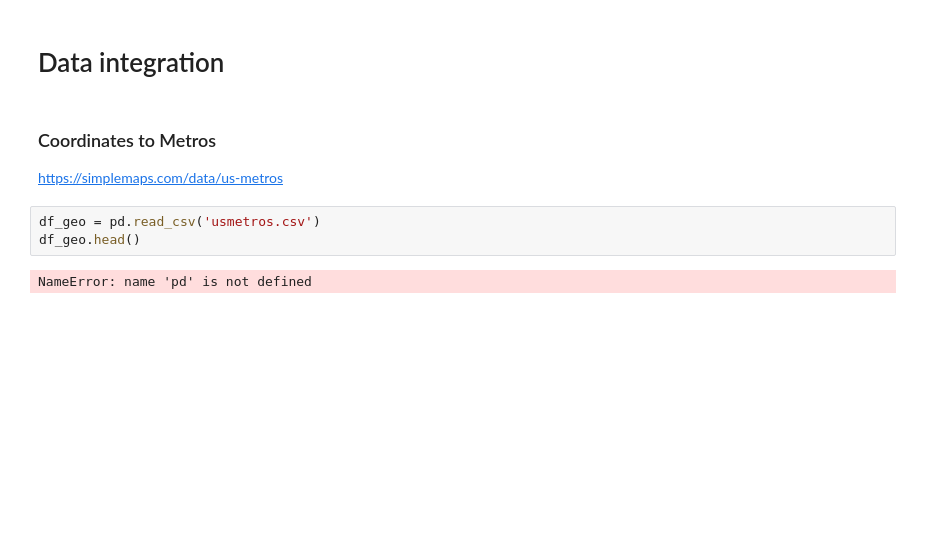
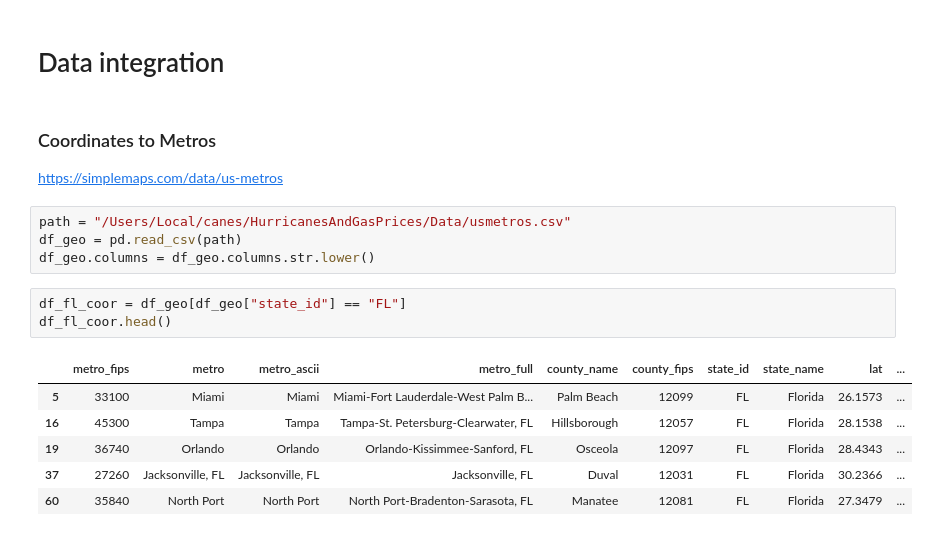
Before and after one commit to sofieappel/HurricanesAndGasPrices, a Jupyter notebook: gas_data_clean.ipynb, the cells around one changed output. Saved outputs shown, nothing was run; the diff lists cells and outputs as text; blank space fills up the shorter version.

```diff
--- a/gas_data_clean.ipynb
+++ b/gas_data_clean.ipynb
@@ -176,7 +177,16 @@ plt.axvspan(pd.to_datetime("2025-10-21"),
 
 https://simplemaps.com/data/us-metros
 # %%
-df_geo = pd.read_csv('usmetros.csv')
-df_geo.head()
+path = "/Users/Local/canes/HurricanesAndGasPrices/Data/usmetros.csv"
+df_geo = pd.read_csv(path)
+df_geo.columns = df_geo.columns.str.lower()
-# %% [output]
-NameError: name 'pd' is not defined
+# %%
+df_fl_coor = df_geo[df_geo["state_id"] == "FL"]
+df_fl_coor.head()
+# %% [output]
+|  | metro_fips | metro | metro_ascii | metro_full | county_name | county_fips | state_id | state_name | lat | ... |
+| 5 | 33100 | Miami | Miami | Miami-Fort Lauderdale-West Palm B... | Palm Beach | 12099 | FL | Florida | 26.1573 | ... |
+| 16 | 45300 | Tampa | Tampa | Tampa-St. Petersburg-Clearwater, FL | Hillsborough | 12057 | FL | Florida | 28.1538 | ... |
+| 19 | 36740 | Orlando | Orlando | Orlando-Kissimmee-Sanford, FL | Osceola | 12097 | FL | Florida | 28.4343 | ... |
+| 37 | 27260 | Jacksonville, FL | Jacksonville, FL | Jacksonville, FL | Duval | 12031 | FL | Florida | 30.2366 | ... |
+| 60 | 35840 | North Port | North Port | North Port-Bradenton-Sarasota, FL | Manatee | 12081 | FL | Florida | 27.3479 | ... |
```
Also changed, not shown: parts of 27 cells of this notebook, 1 other file.
